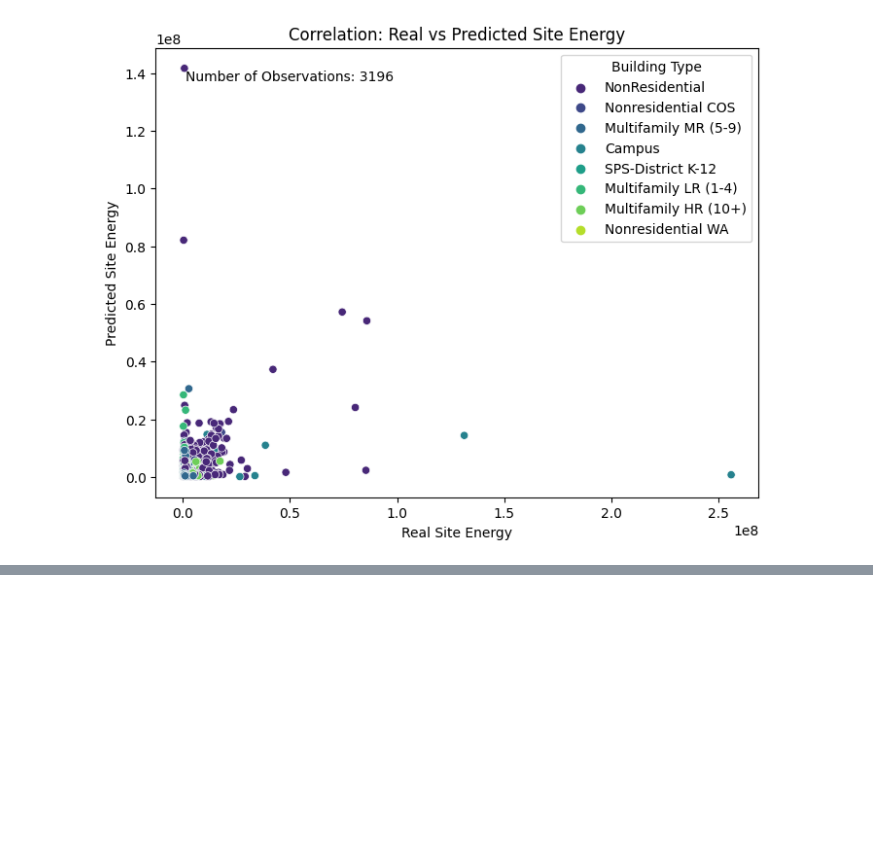
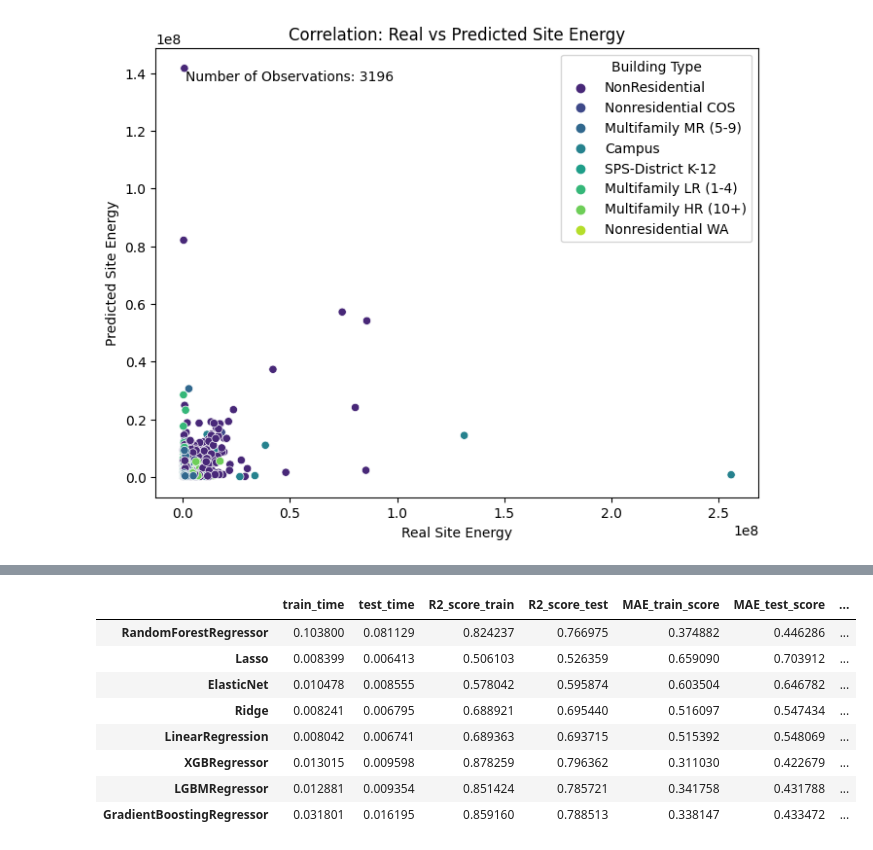
Before and after one commit to data-IA-2022/CO2_Maud_Tarik, a Jupyter notebook: model-multioutput.ipynb, the cells around one changed output, grey strips where cells are left out. Saved outputs shown, nothing was run; the diff lists cells and outputs as text; code cells hidden in the pictures; blank space fills up the shorter version.

```diff
--- a/model-multioutput.ipynb
+++ b/model-multioutput.ipynb
@@ -1065,0 +866,14 @@ f.close()'''
+# %%
+# Remove the rows with outliers
+df_without_outliers = df.drop(outlier_indices[0])
+
+# Save the updated DataFrame to a new CSV file
+df_without_outliers.to_csv('your_dataset_without_outliers.csv', index=False)
+# %%
+X = df_without_outliers.drop(["siteenergyusekWh", 'totalghgemissions', "log_totalghgemissions", "log_siteenergyusekwh"], axis=1) #'log_siteenergyusekwh', 'log_totalghgemissions'
+Y = df_without_outliers[[ "log_totalghgemissions", "log_siteenergyusekwh"]] #'log_siteenergyusekwh', 'log_totalghgemissions'
+X_train, X_test, Y_train, Y_test = train_test_split(X, Y, test_size=0.2, random_state=42)
+
+
+print("Entrainement: {} lignes,\nTest: {} lignes.\n".format(X_train.shape[0],
+                                                            X_test.shape[0]))
@@ -1065,0 +1027,12 @@ f.close()'''
+# %%
+models_compare_metrics
+# %% [output]
+|  | train_time | test_time | R2_score_train | R2_score_test | MAE_train_score | MAE_test_score | ... |
+| RandomForestRegressor | 0.103800 | 0.081129 | 0.824237 | 0.766975 | 0.374882 | 0.446286 | ... |
+| Lasso | 0.008399 | 0.006413 | 0.506103 | 0.526359 | 0.659090 | 0.703912 | ... |
+| ElasticNet | 0.010478 | 0.008555 | 0.578042 | 0.595874 | 0.603504 | 0.646782 | ... |
+| Ridge | 0.008241 | 0.006795 | 0.688921 | 0.695440 | 0.516097 | 0.547434 | ... |
+| LinearRegression | 0.008042 | 0.006741 | 0.689363 | 0.693715 | 0.515392 | 0.548069 | ... |
+| XGBRegressor | 0.013015 | 0.009598 | 0.878259 | 0.796362 | 0.311030 | 0.422679 | ... |
+| LGBMRegressor | 0.012881 | 0.009354 | 0.851424 | 0.785721 | 0.341758 | 0.431788 | ... |
+| GradientBoostingRegressor | 0.031801 | 0.016195 | 0.859160 | 0.788513 | 0.338147 | 0.433472 | ... |
```
Also changed, not shown: parts of 49 cells of this notebook, 19 other files.
